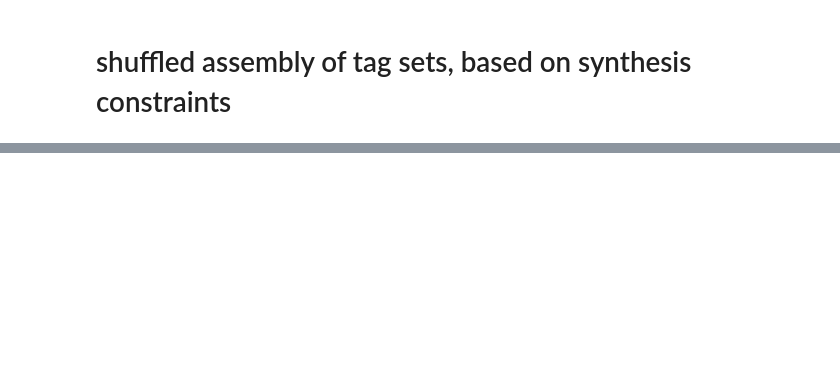
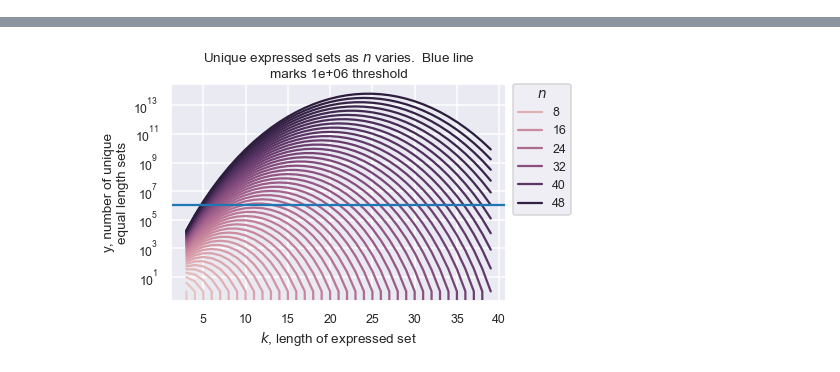
Before and after one commit to e11bio/combinatorics_dash, a Jupyter notebook: combinatorics.ipynb, the cells around one changed output, grey strips where cells are left out. Drawn from its saved outputs; the diff is of its cells as text; code cells hidden in the pictures; blank space fills up the shorter version.

```diff
--- a/combinatorics.ipynb
+++ b/combinatorics.ipynb
@@ -92,2 +222,19 @@ Blue line denotes{threshold:.2}")
-# %% [markdown]
-# shuffled assembly of tag sets, based on synthesis constraints
+# %%
+### values as k varies with constrained n
+hue_var = "n"
+title = f"Unique expressed sets as ${hue_var}$ varies."
+x = "$k$, length of expressed set"
+y = "y, number of unique equal length sets"
+
+ax = sns.lineplot(data=df,
+                  x='k',
+                  y='num_unique',
+                  hue=hue_var)
+ax = plot_params(ax, title,
+                 x, y, f"${hue_var}$",
+                 threshold,
+                 y_len = 20
+                 )
+
+hide_toggle()
+# %% [output]
@@ -93,0 +242 @@ Blue line denotes{threshold:.2}")
+[figure, added]
```
Also changed, not shown: parts of 68 cells of this notebook.
